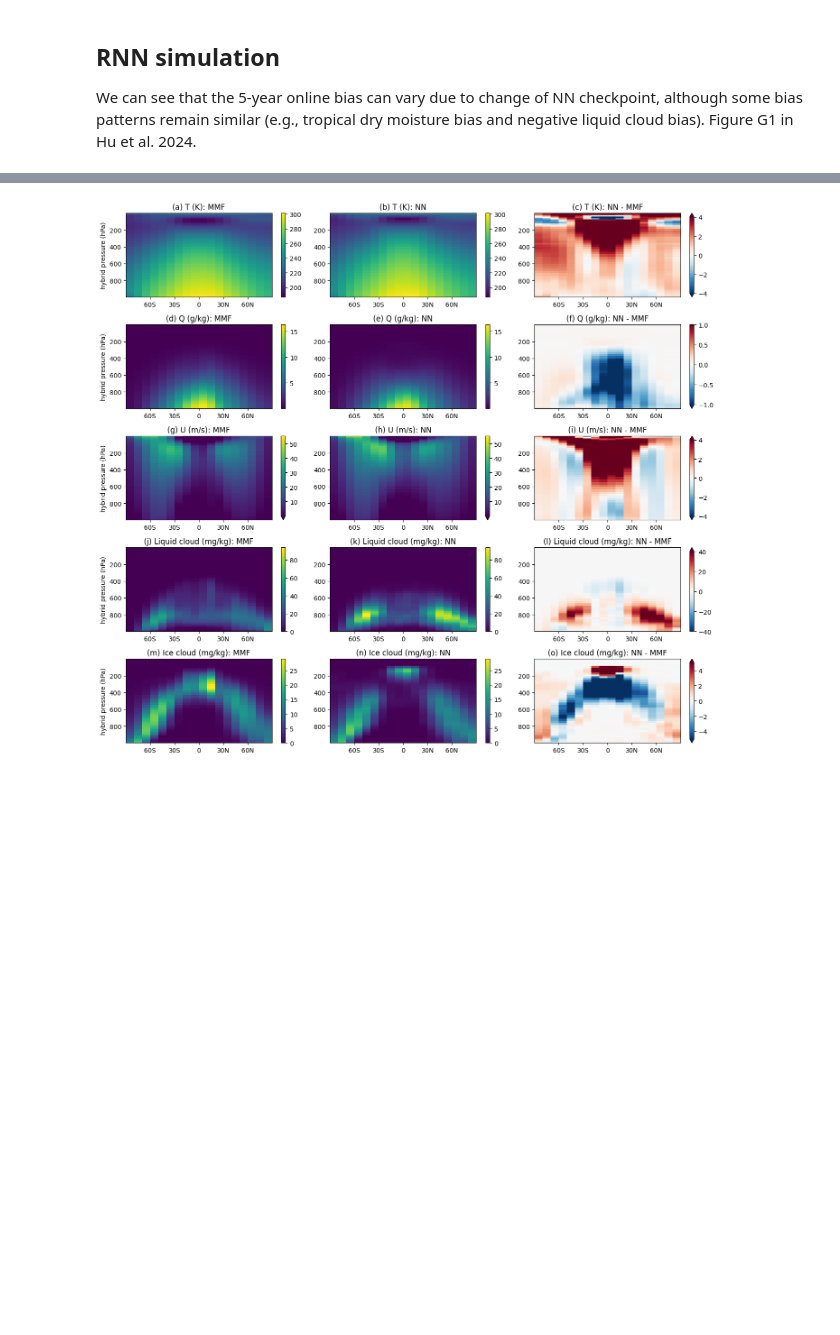
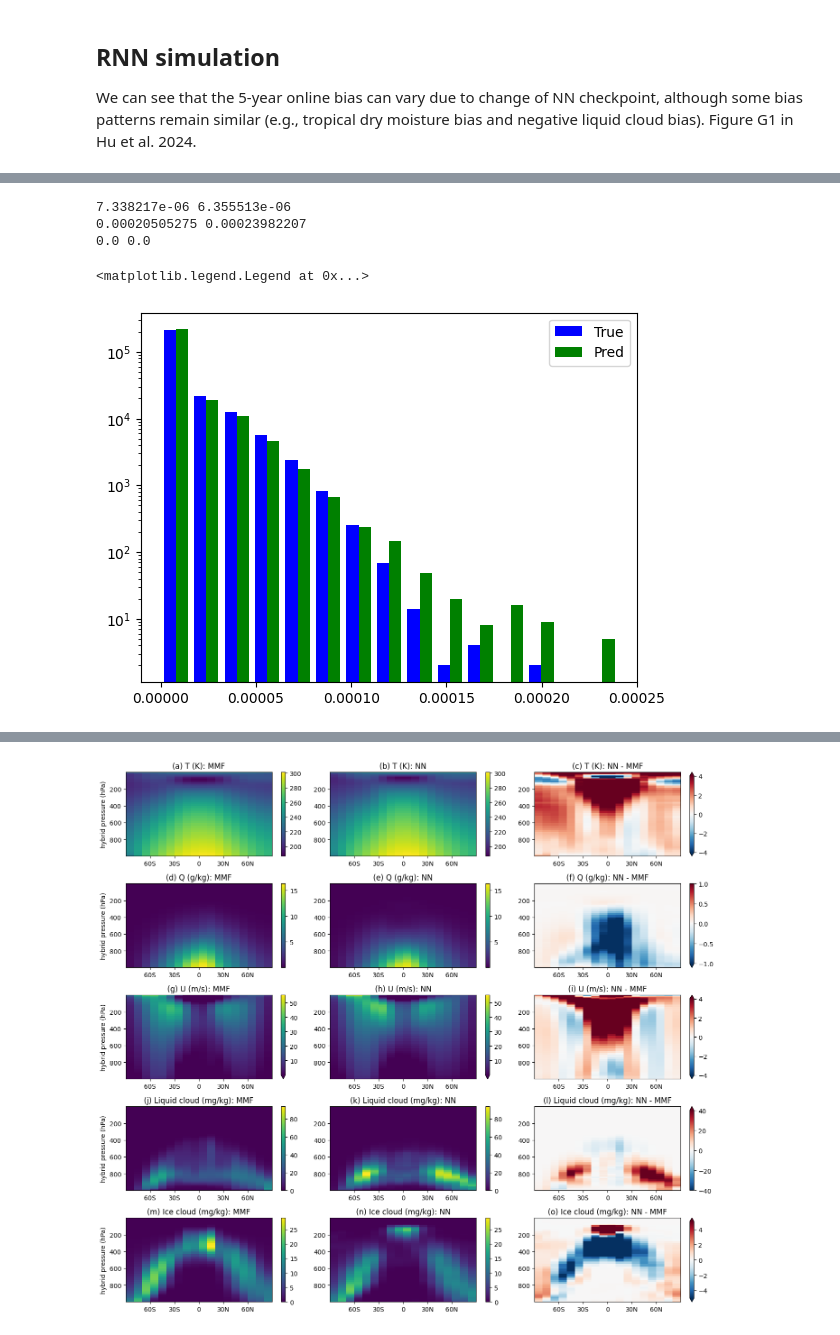
Before and after one commit to peterukk/ClimSim, a Jupyter notebook: online_testing/evaluation/zonal-mean-online-bias-visualization.ipynb, the cells around one changed output, grey strips where cells are left out. Cells and saved outputs as stored; diff of their text form; code cells hidden in the pictures; blank space fills up the shorter version.

```diff
--- a/online_testing/evaluation/zonal-mean-online-bias-visualization.ipynb
+++ b/online_testing/evaluation/zonal-mean-online-bias-visualization.ipynb
@@ -489,0 +684,18 @@ Shape true: (11, 60, 384)
+# %%
+liqcld_pred = ds_nn.variables['CLDLIQ'].values
+liqcld_true = ds_sp.variables['CLDLIQ'].values
+print(liqcld_true.mean(), liqcld_pred.mean())
+print(liqcld_true.max(), liqcld_pred.max())
+print(liqcld_true.min(), liqcld_pred.min())
+
+colors = ['b','g']
+fig, ax1 = plt.subplots()
+ax1.hist([liqcld_true.flatten(),liqcld_pred.flatten()],bins=15,color=colors)
+ax1.set_yscale('log')
+ax1.legend(['True','Pred'])
+# %% [output]
+7.338217e-06 6.355513e-06
+0.00020505275 0.00023982207
+0.0 0.0
+<matplotlib.legend.Legend at 0x...>
+[figure, added]
```
Also changed, not shown: parts of 8 cells of this notebook, 19 other files.
